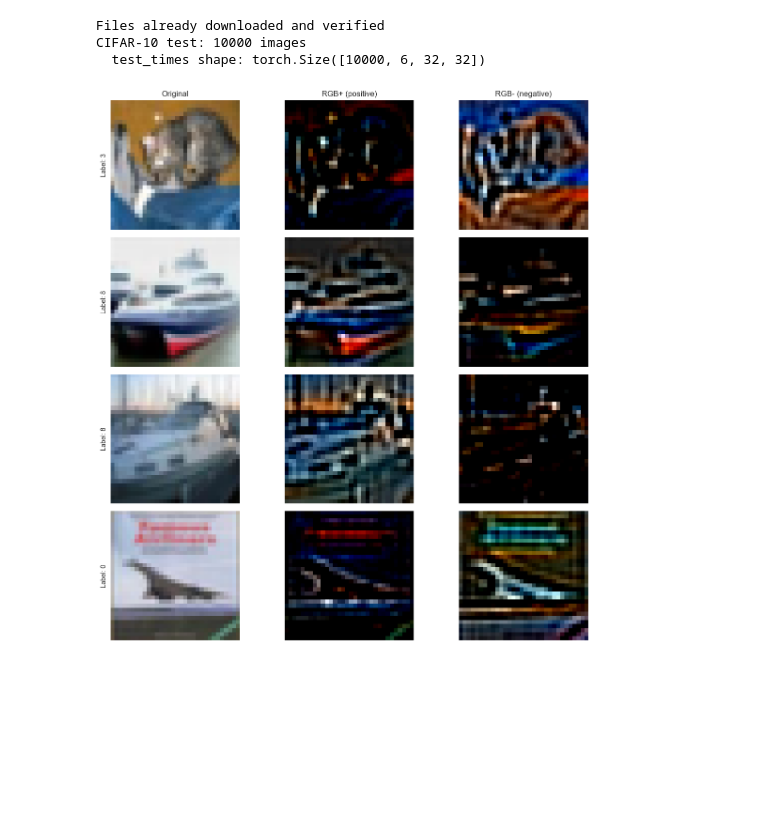
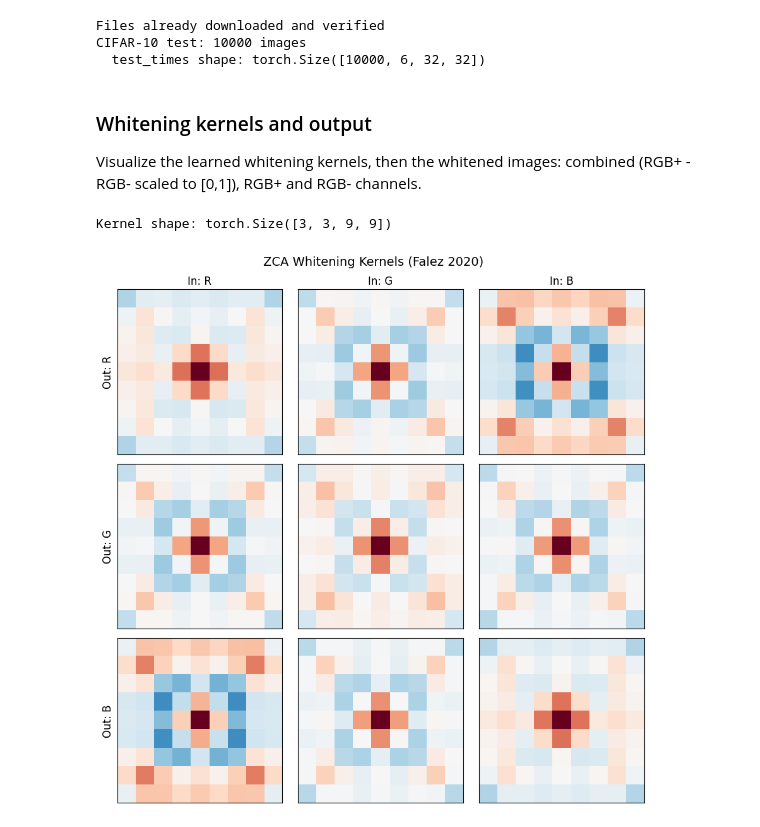
Before and after one commit to razvan404/dummy-snn, a Jupyter notebook: applications/data_view.ipynb, the cells around one changed output. Saved outputs shown, nothing was run; the diff lists cells and outputs as text; code cells hidden in the pictures; blank space fills up the shorter version.

```diff
--- a/applications/data_view.ipynb
+++ b/applications/data_view.ipynb
@@ -119,39 +118,35 @@ print(f"  test_times shape: {test_times.shape}")
 Files already downloaded and verified
 CIFAR-10 test: 10000 images
   test_times shape: torch.Size([10000, 6, 32, 32])
-# %%
-N_SAMPLES = 4
-
-fig, axes = plt.subplots(N_SAMPLES, 3, figsize=(12, 3 * N_SAMPLES))
-col_titles = ["Original", "RGB+ (positive)", "RGB- (negative)"]
-for col, title in enumerate(col_titles):
-    axes[0, col].set_title(title)
-
-# Interleaved channels: [R+, R-, G+, G-, B+, B-]
-POS_CHANNELS = [0, 2, 4]  # R+, G+, B+
-NEG_CHANNELS = [1, 3, 5]  # R-, G-, B-
-
-for row in range(N_SAMPLES):
-    times = test_times[row]  # (6, 32, 32)
-    label = test_labels[row].item()
-
-    axes[row, 0].imshow(raw_images[row])
-    axes[row, 0].set_ylabel(f"Label: {label}")
-
-    for col, channels in enumerate([POS_CHANNELS, NEG_CHANNELS], start=1):
-        # spike time → intensity: 1 - t (early spike = bright), inf → 0 (black)
-        rgb = torch.zeros(32, 32, 3)
-        for i, ch in enumerate(channels):
-            t = times[ch].clone()
-            t[~torch.isfinite(t)] = 1.0  # inf → intensity 0
-            rgb[:, :, i] = torch.clamp(1.0 - t, 0.0, 1.0)
-        axes[row, col].imshow(rgb.numpy())
-
-for ax in axes.ravel():
-    ax.set_xticks([])
-    ax.set_yticks([])
-
-plt.tight_layout()
-plt.show()
-# %% [output]
-[figure, removed]
+# %% [markdown]
+### Whitening kernels and output
+
+Visualize the learned whitening kernels, then the whitened images: combined (RGB+ - RGB- scaled to [0,1]), RGB+ and RGB- channels.
+# %%
+from spiking.preprocessing.whitening_kernels import load_kernels, apply_whitening_kernels, compute_patch_mean
+
+# Load whitening kernels
+kernels = load_kernels(f"{PROCESSED_DIR}/kernels.pt")
+print(f"Kernel shape: {kernels.shape}")  # (C_out, C_in, kH, kW) = (3, 3, 9, 9)
+
+# Plot kernels: each row = output channel (R, G, B), each col = input channel (R, G, B)
+fig, axes = plt.subplots(3, 3, figsize=(9, 9))
+ch_labels = ["R", "G", "B"]
+for out_ch in range(3):
+    for in_ch in range(3):
+        k = kernels[out_ch, in_ch].numpy()
+        vmax = max(abs(k.min()), abs(k.max()))
+        axes[out_ch, in_ch].imshow(k, cmap="RdBu_r", vmin=-vmax, vmax=vmax)
+        axes[out_ch, in_ch].set_xticks([])
+        axes[out_ch, in_ch].set_yticks([])
+        if out_ch == 0:
+            axes[out_ch, in_ch].set_title(f"In: {ch_labels[in_ch]}", fontsize=12)
+        if in_ch == 0:
+            axes[out_ch, in_ch].set_ylabel(f"Out: {ch_labels[out_ch]}", fontsize=12)
+
+plt.suptitle("ZCA Whitening Kernels (Falez 2020)", fontsize=14)
+plt.tight_layout()
+plt.show()
+# %% [output]
+Kernel shape: torch.Size([3, 3, 9, 9])
+[figure, added]
```
Also changed, not shown: parts of 10 cells of this notebook, 8 other files.
